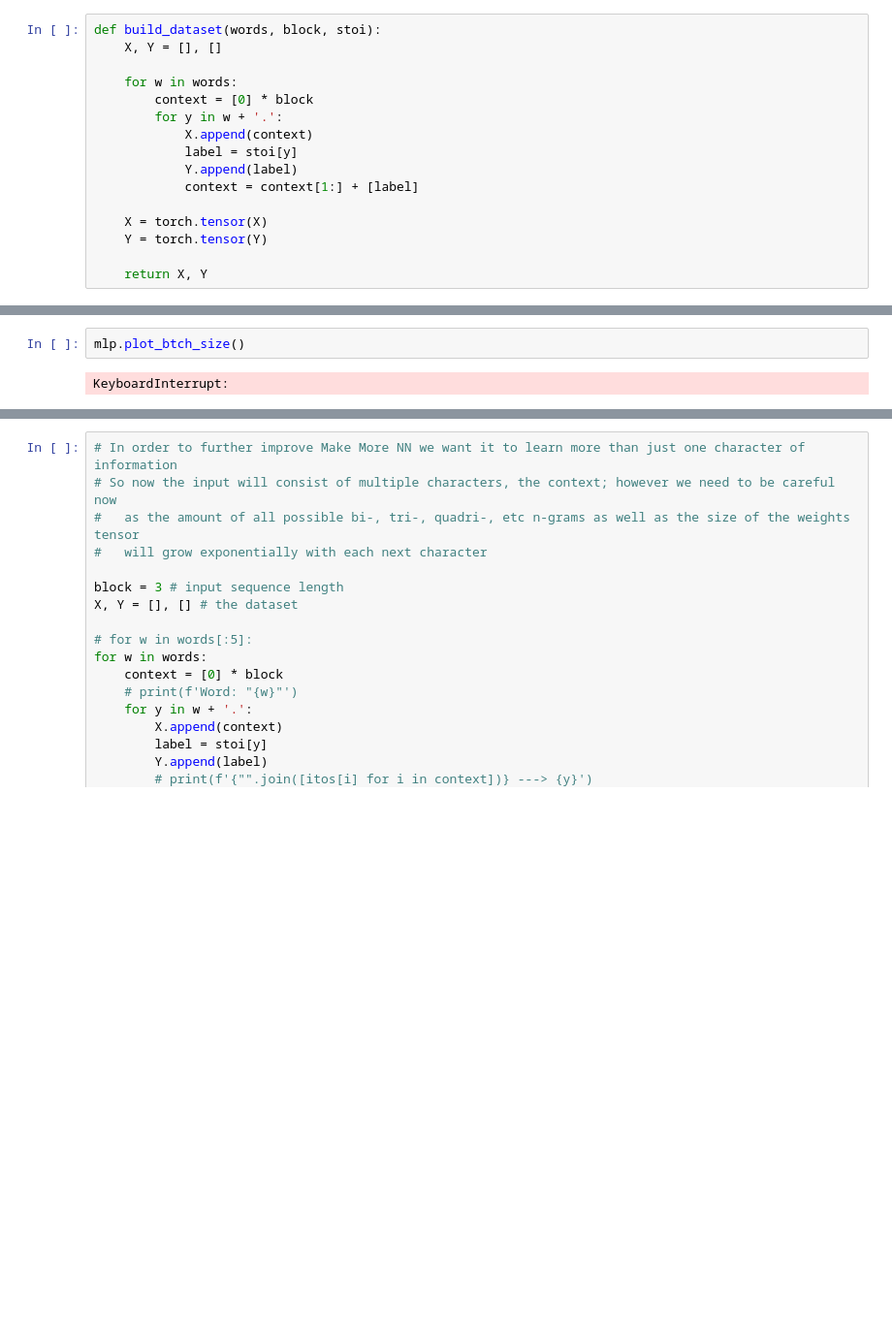
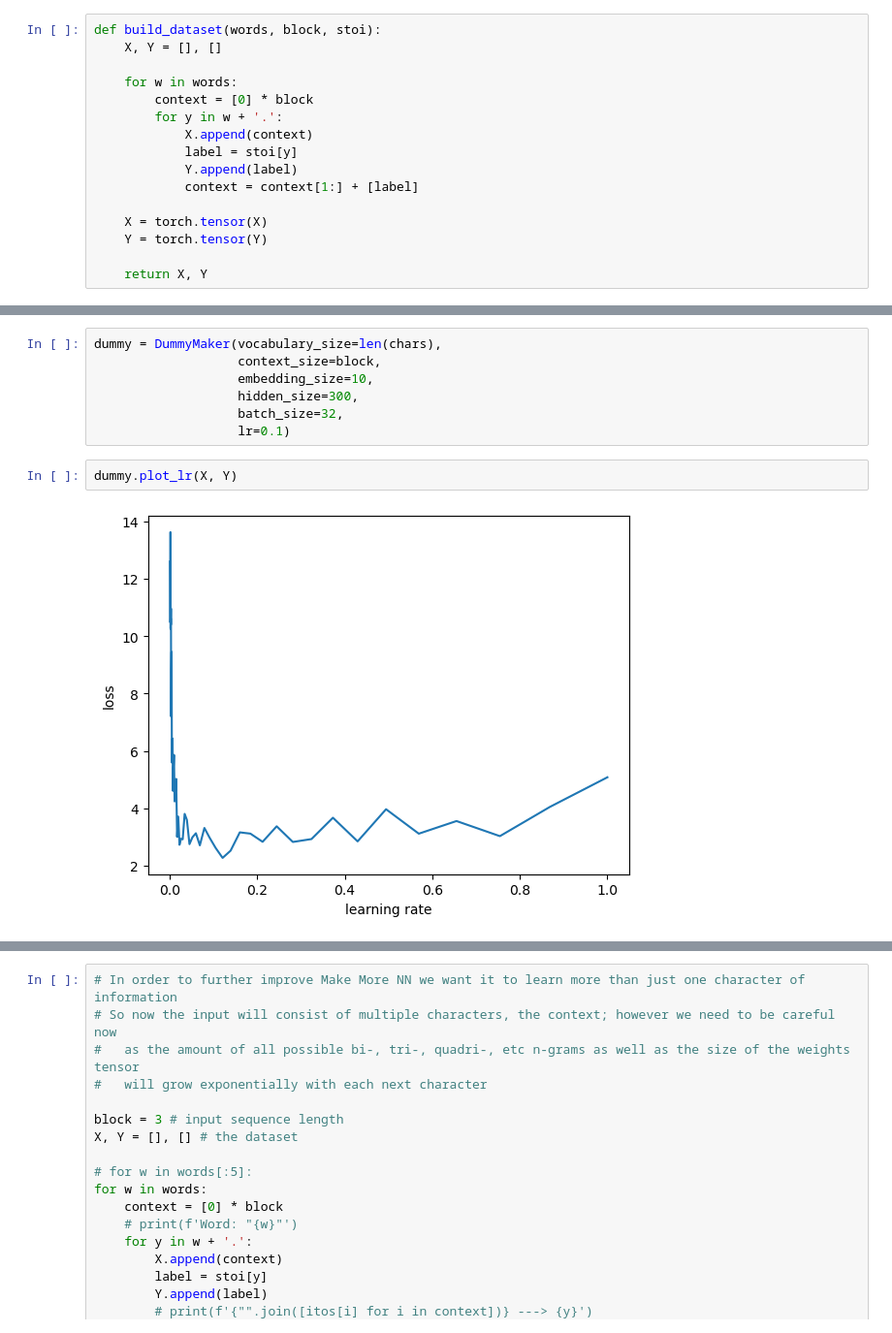
Before and after one commit to tankakatan/notebooks, a Jupyter notebook: tutorials/makemore mlp.ipynb, the cells around one changed output, grey strips where cells are left out. Shown at 97% size. Drawn from its saved outputs; the diff is of its cells as text; blank space fills up the shorter version.

```diff
--- a/tutorials/makemore mlp.ipynb
+++ b/tutorials/makemore mlp.ipynb
@@ -292,5 +301,12 @@ print('\n'.join(f'- {w[:-1]}' for w in mlp.make_more(30)))
 # %%
-mlp.plot_btch_size()
+dummy = DummyMaker(vocabulary_size=len(chars),
+                   context_size=block,
+                   embedding_size=10,
+                   hidden_size=300,
+                   batch_size=32,
+                   lr=0.1)
-# %% [output]
-KeyboardInterrupt:
+# %%
+dummy.plot_lr(X, Y)
+# %% [output]
+[figure, added]
 # %%
```
Also changed, not shown: parts of 13 cells of this notebook, 2 other files.
